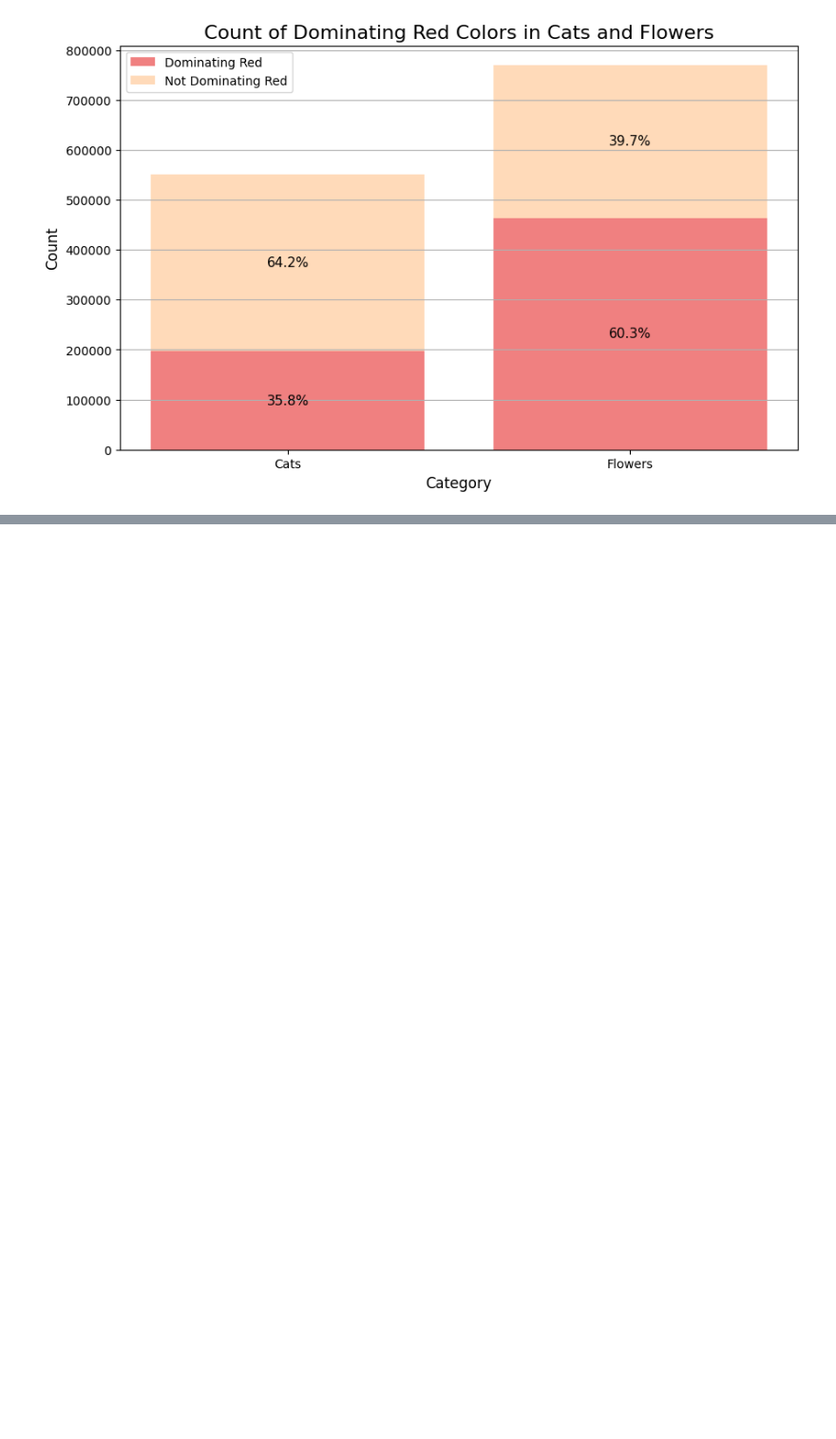
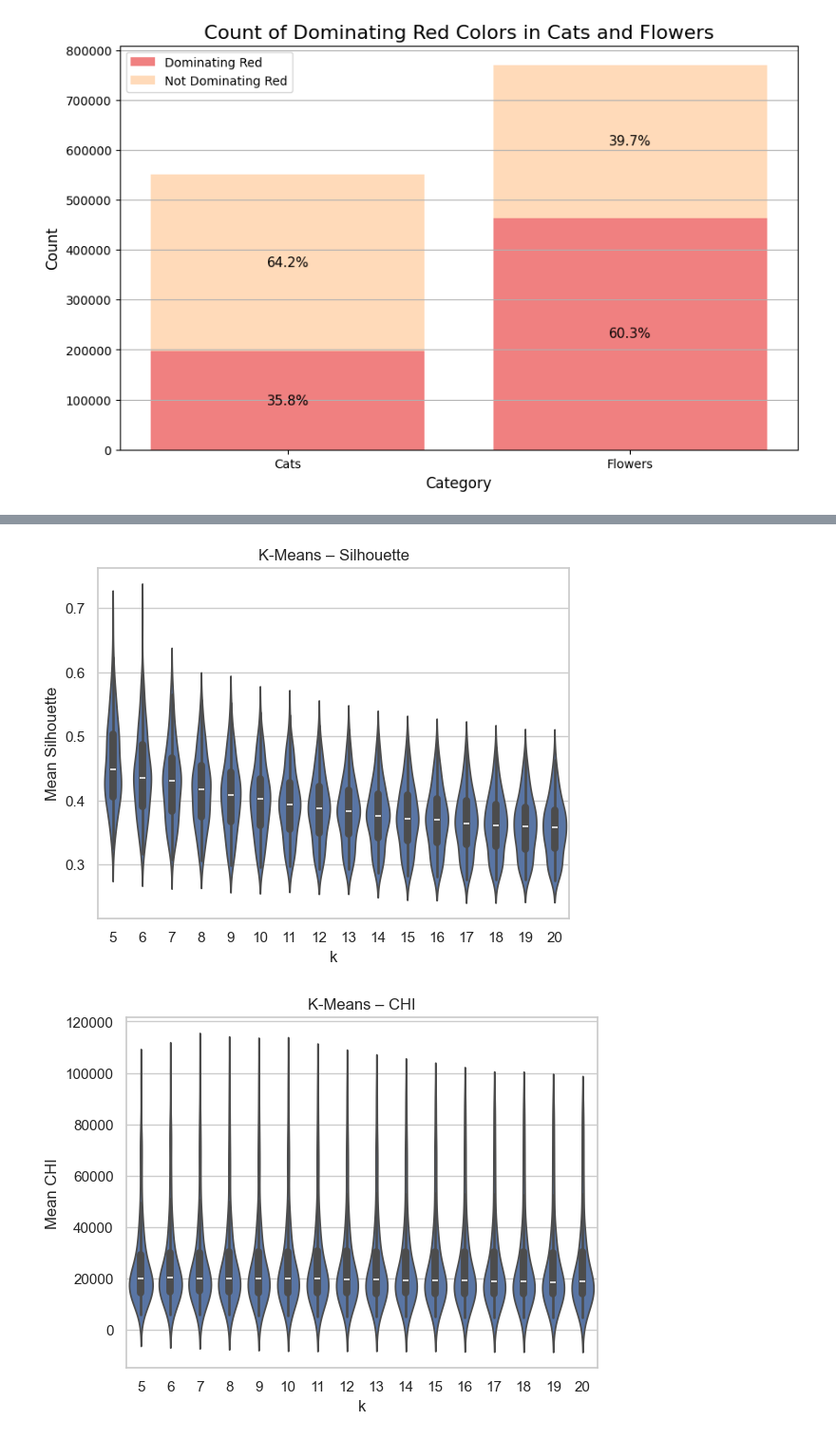
Before and after one commit to ala1200/images-color-reduction, a Jupyter notebook: analysis.ipynb, the cells around one changed output, grey strips where cells are left out. Shown at 95% size. Cells and saved outputs as stored; diff of their text form; code cells hidden in the pictures; blank space fills up the shorter version.

```diff
--- a/analysis.ipynb
+++ b/analysis.ipynb
@@ -404,0 +778,27 @@ fig.show()
+# %%
+import seaborn as sns
+import matplotlib.pyplot as plt
+
+algorithms = df_results['Algorithm'].unique()
+
+for i, algo in enumerate(algorithms):
+    df_algo = df_results[df_results['Algorithm'] == algo]
+
+    # --- SILHOUETTE ---
+    plt.figure()
+    sns.violinplot(data=df_algo, x='k', y='Mean_Silhouette')
+    plt.title(f'{algo} – Silhouette')
+    plt.xlabel('k')
+    plt.ylabel('Mean Silhouette')
+    plt.show()
+
+    # --- CHI ---
+    plt.figure()
+    sns.violinplot(data=df_algo, x='k', y='Mean_CHI')
+    plt.title(f'{algo} – CHI')
+    plt.xlabel('k')
+    plt.ylabel('Mean CHI')
+    plt.show()
+# %% [output]
+[figure, added]
+[figure, added]
```
Also changed, not shown: parts of 55 cells of this notebook, 1 other file.
